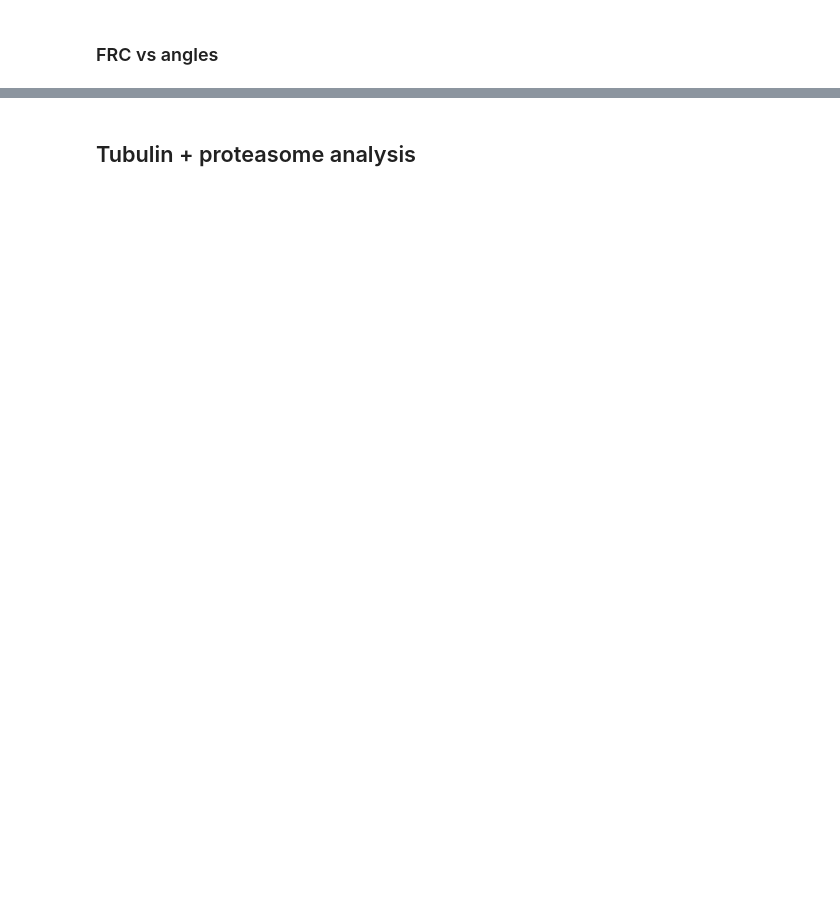
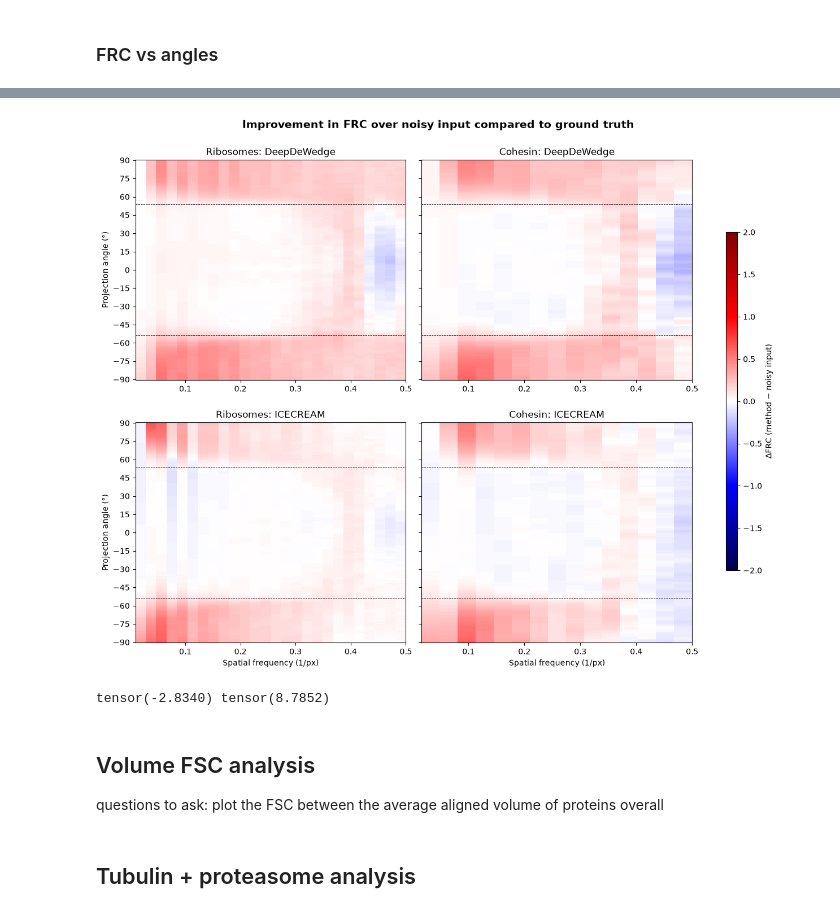
Before and after one commit to RubenMarchau/ARP, a Jupyter notebook: Phantom_tomogram_analysis.ipynb, the cells around one changed output, grey strips where cells are left out. Drawn from its saved outputs; the diff is of its cells as text; code cells hidden in the pictures; blank space fills up the shorter version.

```diff
--- a/Phantom_tomogram_analysis.ipynb
+++ b/Phantom_tomogram_analysis.ipynb
@@ -542,6 +568,7 @@ from torch_grid_utils import fftfreq_grid
 def rotation_matrix_y(angle_deg, device="cpu"):
     theta = torch.deg2rad(torch.tensor(float(angle_deg), device=device))
     c, s = torch.cos(theta), torch.sin(theta)
+    c, s = torch.round(c * 1e6) / 1e6, torch.round(s * 1e6) / 1e6
     return torch.stack([
         torch.stack([ c, torch.tensor(0.0, device=device),  s]),
         torch.stack([ torch.tensor(0.0, device=device), torch.tensor(1.0, device=device), torch.tensor(0.0, device=device)]),
@@ -1349,2 +1450,51 @@ plt.show()
+# %%
+def edges_from_centers(c):
+    d = np.diff(c)
+    return np.concatenate([[c[0] - d[0]/2], c[:-1] + d/2, [c[-1] + d[-1]/2]])
+
+a_edges = edges_from_centers(angles.astype(float))
+lim = np.nanpercentile(np.abs(np.concatenate([
+    FRC_heatmap_ddw_rib.ravel(), FRC_heatmap_ice_rib.ravel(),
+    FRC_heatmap_ddw_coh.ravel(), FRC_heatmap_ice_coh.ravel()])), 99)
+norm = TwoSlopeNorm(vcenter=0, vmin=-2, vmax=2)
+
+fig, axes = plt.subplots(2, 2, figsize=(12, 10), sharex=False, sharey=True, layout="constrained")
+datasets = [
+    (axes[0, 0], f_rib, FRC_heatmap_ddw_rib, "Ribosomes: DeepDeWedge"),
+    (axes[1, 0], f_rib, FRC_heatmap_ice_rib, "Ribosomes: ICECREAM"),
+    # (axes[2, 0], f_rib, FRC_heatmap_ddw_rib - FRC_heatmap_ice_rib, "Ribosomes: DDW − ICECREAM"),
+    (axes[0, 1], f_coh, FRC_heatmap_ddw_coh, "Cohesin: DeepDeWedge"),
+    (axes[1, 1], f_coh, FRC_heatmap_ice_coh, "Cohesin: ICECREAM"),
+    # (axes[2, 1], f_coh, FRC_heatmap_ddw_coh - FRC_heatmap_ice_coh, "Cohesin: DDW − ICECREAM")
+]
+
+no_DC = True
+for ax, f, data, title in datasets:
+    if no_DC:
+        data = data[:, 1:]  # skip DC component
+        f = f[1:]
+    im = ax.pcolormesh(edges_from_centers(f), a_edges, data, cmap="seismic", norm=norm)
+    ax.set_title(title)
+    for a in (-54, 54):
+        ax.axhline(a, color="k", lw=0.6, ls="--")
+# axes[0, 0].invert_yaxis()                     # -90 on top, as before
+for ax in axes[1]: ax.set_xlabel("Spatial frequency (1/px)")
+for ax in axes[:, 0]: ax.set_ylabel("Projection angle (°)"); ax.set_yticks(np.arange(-90, 91, 15))
+fig.colorbar(im, ax=axes, label=r"$\Delta$FRC (method $-$ noisy input)", shrink=0.7, aspect=30)
+plt.suptitle("Improvement in FRC over noisy input compared to ground truth", fontsize=14, fontweight='bold', ) # main title of the figure
+fig.get_layout_engine().set(h_pad=0.15)
+plt.savefig("FRC_heatmap_comparison.png", dpi=300, bbox_inches="tight")
+plt.show()
+# %% [output]
+[figure, added]
+# %%
+print(ic_refined_tomograms[0].min(),
+        ic_refined_tomograms[0].max())
+# %% [output]
+tensor(-2.8340) tensor(8.7852)
+# %% [markdown]
+## Volume FSC analysis
+questions to ask: plot the FSC between the average aligned volume of proteins
+overall
 # %% [markdown]
 ## Tubulin + proteasome analysis
```
Also changed, not shown: parts of 19 cells of this notebook, 4 other files.
